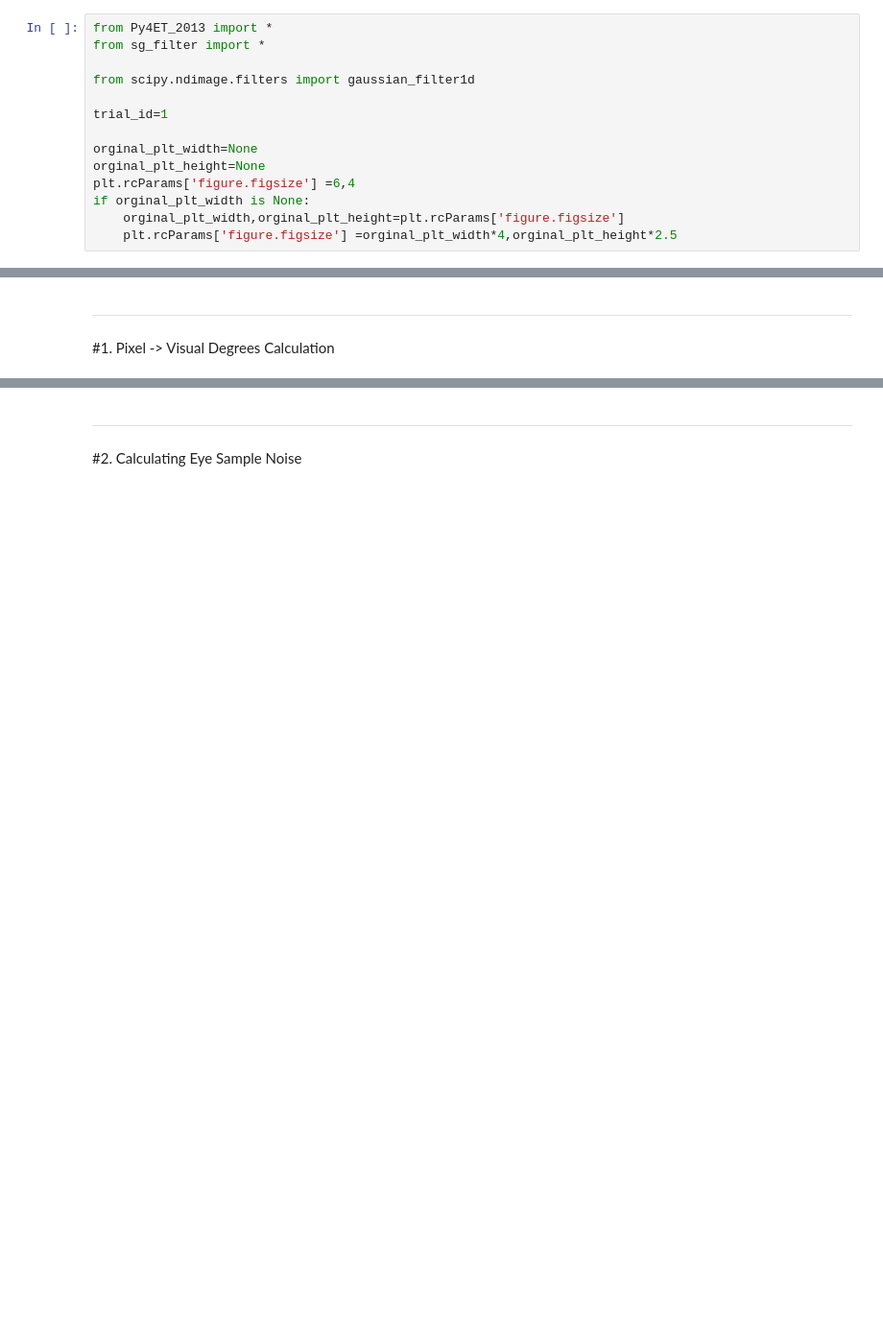
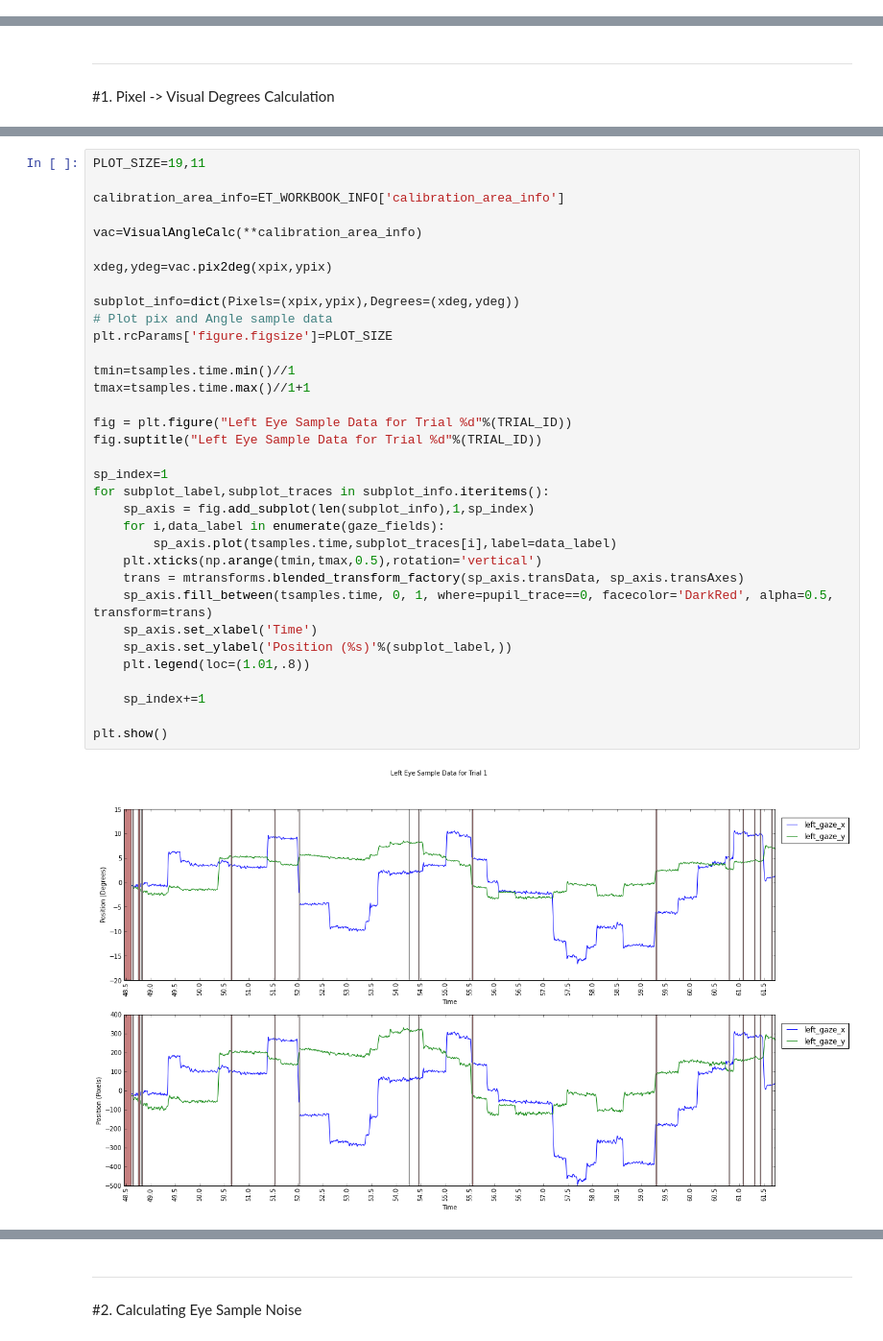
Before and after one commit to isolver/ECEM13_PyET, a Jupyter notebook: notebooks/D. Eye Data Sample Processing.ipynb, the cells around one changed output, grey strips where cells are left out. Shown at 96% size. Saved outputs shown, nothing was run; the diff lists cells and outputs as text; blank space fills up the shorter version.

```diff
--- a/notebooks/D. Eye Data Sample Processing.ipynb
+++ b/notebooks/D. Eye Data Sample Processing.ipynb
@@ -30,14 +20,0 @@ D:\Dropbox\WinPython-32bit-2.7.5.0\my-code\ipython-notebooks
-# %%
-from Py4ET_2013 import *
-from sg_filter import *
-
-from scipy.ndimage.filters import gaussian_filter1d
-
-trial_id=1
-
-orginal_plt_width=None
-orginal_plt_height=None
-plt.rcParams['figure.figsize'] =6,4
-if orginal_plt_width is None:
-    orginal_plt_width,orginal_plt_height=plt.rcParams['figure.figsize']
-    plt.rcParams['figure.figsize'] =orginal_plt_width*4,orginal_plt_height*2.5
@@ -127,0 +65,36 @@ left_x_deg,left_y_deg,right_x_deg,right_y_deg=testPix2Angle(sample_data[trial_id
+# %%
+PLOT_SIZE=19,11
+
+calibration_area_info=ET_WORKBOOK_INFO['calibration_area_info']
+
+vac=VisualAngleCalc(**calibration_area_info)
+
+xdeg,ydeg=vac.pix2deg(xpix,ypix)
+
+subplot_info=dict(Pixels=(xpix,ypix),Degrees=(xdeg,ydeg))
+# Plot pix and Angle sample data
+plt.rcParams['figure.figsize']=PLOT_SIZE
+
+tmin=tsamples.time.min()//1
+tmax=tsamples.time.max()//1+1
+
+fig = plt.figure("Left Eye Sample Data for Trial %d"%(TRIAL_ID))
+fig.suptitle("Left Eye Sample Data for Trial %d"%(TRIAL_ID))
+
+sp_index=1
+for subplot_label,subplot_traces in subplot_info.iteritems():
+    sp_axis = fig.add_subplot(len(subplot_info),1,sp_index)
+    for i,data_label in enumerate(gaze_fields):
+        sp_axis.plot(tsamples.time,subplot_traces[i],label=data_label)
+    plt.xticks(np.arange(tmin,tmax,0.5),rotation='vertical')
+    trans = mtransforms.blended_transform_factory(sp_axis.transData, sp_axis.transAxes)
+    sp_axis.fill_between(tsamples.time, 0, 1, where=pupil_trace==0, facecolor='DarkRed', alpha=0.5, transform=trans)
+    sp_axis.set_xlabel('Time')
+    sp_axis.set_ylabel('Position (%s)'%(subplot_label,))
+    plt.legend(loc=(1.01,.8))
+
+    sp_index+=1
+
+plt.show()
+# %% [output]
+[figure, added]
```
Also changed, not shown: parts of 6 cells of this notebook, 14 other files.
